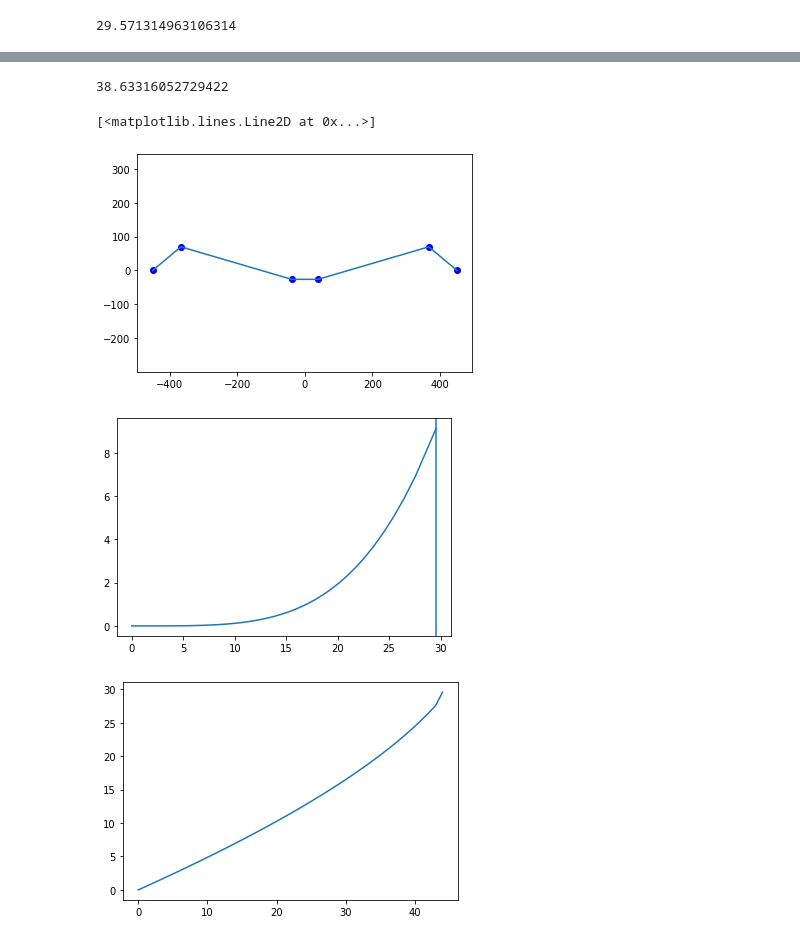
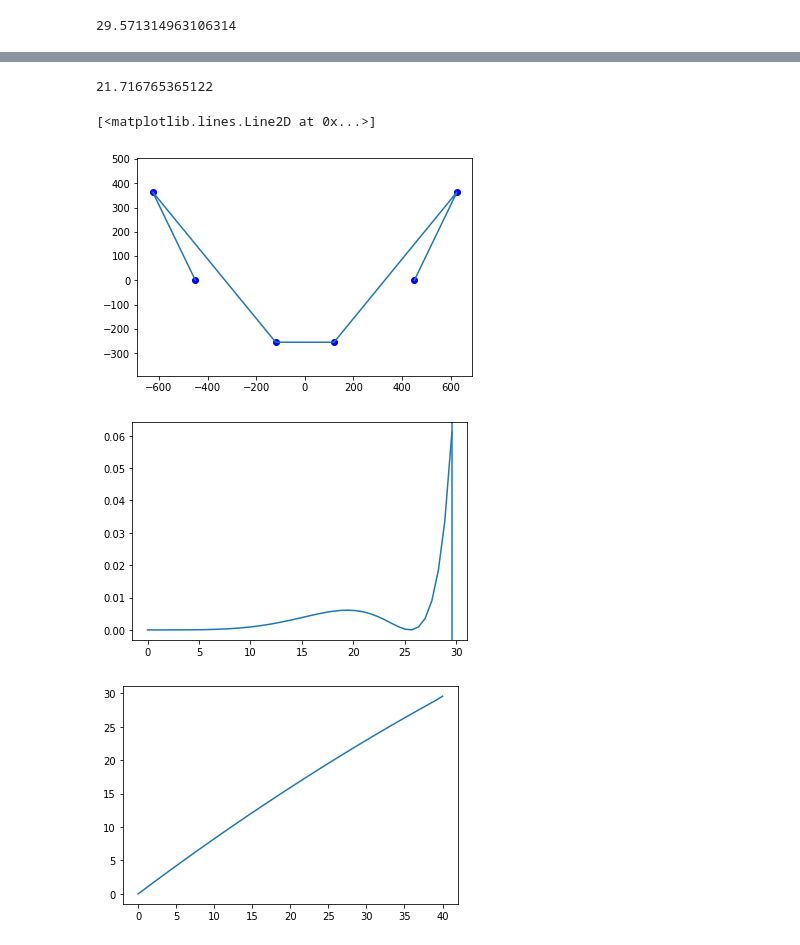
Before and after one commit to tamasdoka/str_opt, a Jupyter notebook: steering-optimizer/steering_optimizer/envs/StrOptEnv_test_notebook.ipynb, the cells around one changed output, grey strips where cells are left out. Cells and saved outputs as stored; diff of their text form; code cells hidden in the pictures.

```diff
--- a/steering-optimizer/steering_optimizer/envs/StrOptEnv_test_notebook.ipynb
+++ b/steering-optimizer/steering_optimizer/envs/StrOptEnv_test_notebook.ipynb
@@ -14,3 +14,6 @@ env.reset()
 print(env.border_ang*180/np.pi)
 # %% [output]
 29.571314963106314
+# %%
+env.step(1)
+env.step(4)
@@ -16,0 +25,26 @@ print(env.border_ang*180/np.pi)
+# %%
+env.reset()
+env.state = [0, -600, 0, -600]
+
+err_map = np.zeros((120, 240, 120, 240))
+
+print(err_map.shape)
+
+for i in range(120):
+    env.step(1)
+    for j in range(240):
+        env.step(4)
+        for k in range(120):
+            env.step(5)
+            for l in range(240):
+                val = env.step(8)
+                err_map[i,j,k,l] = -env.error
+
+
+plt.figure()
+
+xs = np.arange(130)
+ys = np.arange(260)-130
+
+plt.scatter(xs,ys, err_map[:,:,:,-120])
+plt.show()
@@ -81,40 +151,40 @@ plt.figure()
 print('ERRORS:')
 plt.plot(errors, 'bo-')
 # %%
-val = [-38.88920754,  -26.3054275,  -366.4644578,    69.88103422]
+val = [-120.0, -254.0, -626.0, 364.0]
 #val = solution.x
 #val = states[0]
 
 plt.plot([env.KPLX, val[2], val[0], -val[0], -val[2], -env.KPLX], [env.KPLY, val[3], val[1], val[1], val[3], env.KPLY], 'bo')
 plt.plot([env.KPLX, val[2], val[0], -val[0], -val[2], -env.KPLX], [env.KPLY, val[3], val[1], val[1], val[3], env.KPLY])
 plt.axis('equal')
 
 env.state = val
 
-env.step(1)
+env.step(0)
 
 #print('error: ', env.error)
 
 plt.figure()
 plt.plot(env.check_r*180/np.pi, env.check_error*180/np.pi)
 plt.axvline(x=env.border_ang / np.pi * 180)
 #plt.axis([-2, (env.border_ang / np.pi * 180) + 1, 0, 3])
 
 
 #print(env.check_r*180/np.pi)
 print(env.rack_travel)
 
 plt.figure()
 plt.plot(env.check_r*180/np.pi)
 
 #print(env.check_r/np.pi*180)
 #print(env.check_error/np.pi*180)
 # %% [output]
-38.63316052729422
+21.716765365122
 [<matplotlib.lines.Line2D at 0x...>]
-[figure, old version]
+[figure, new version]
-[figure, old version]
+[figure, new version]
-[figure, old version]
+[figure, new version]
 # %%
 solution = env.geometry_optimize()
 print(solution)
```
Also changed, not shown: parts of 4 cells of this notebook, 9 other files.
